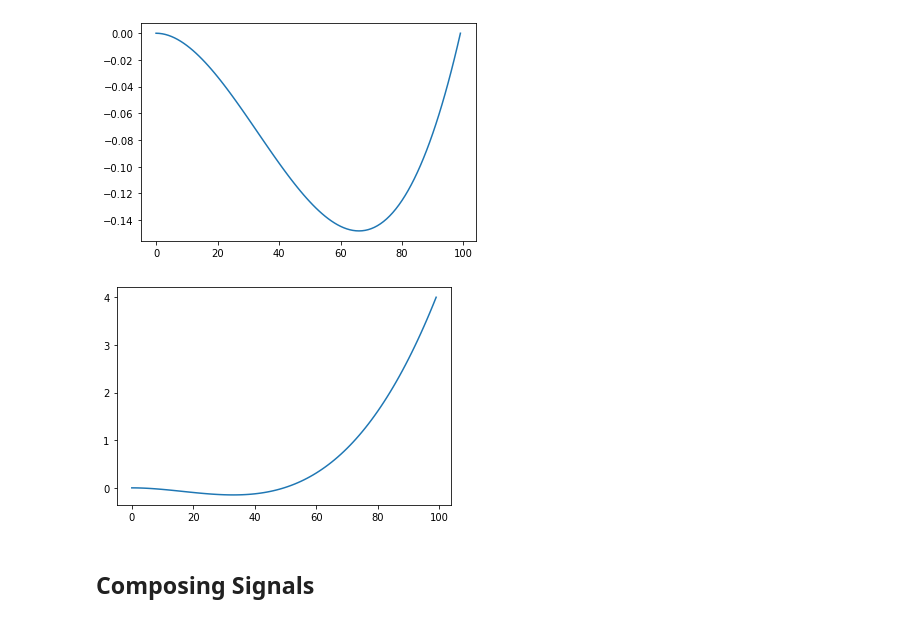
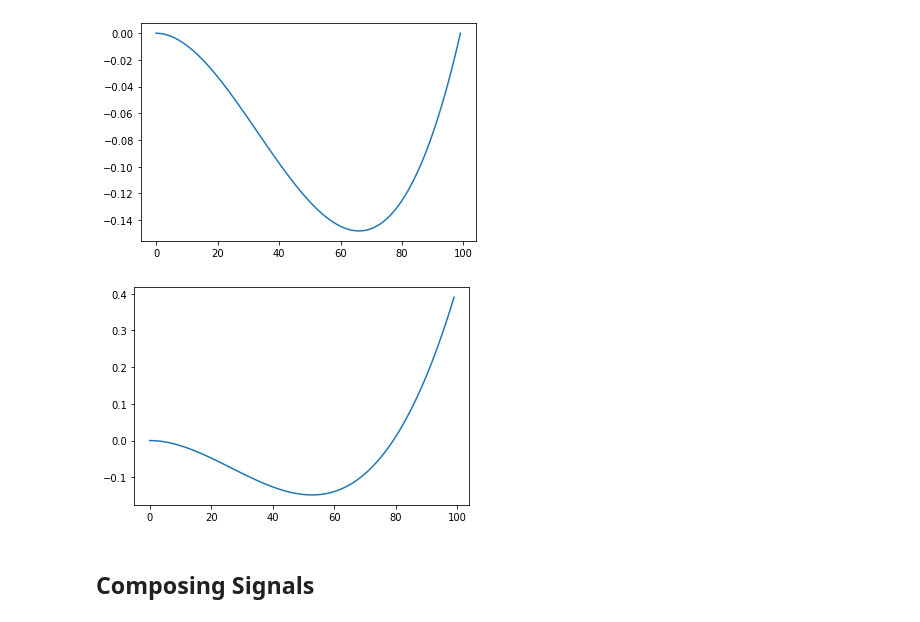
Before and after one commit to danlessa/signal_composer, a Jupyter notebook: examples/simple_signal.ipynb, the cells around one changed output. Cells and saved outputs as stored; diff of their text form; code cells hidden in the pictures.

```diff
--- a/examples/simple_signal.ipynb
+++ b/examples/simple_signal.ipynb
@@ -32,10 +32,10 @@ plot_signal(signal)
 [figure]
 # %%
 f = lambda x: x ** 3 - x ** 2
-signal = Signal(f, function_input_span=[0, 2])
+signal = Signal(f, function_input_span=[0, 1 + 0.25])
 plot_signal(signal)
 # %% [output]
-[figure, old version]
+[figure, new version]
 # %% [markdown]
 ## Composing Signals
 # %% [markdown]
```
Also changed, not shown: parts of 6 cells of this notebook, 8 other files.
